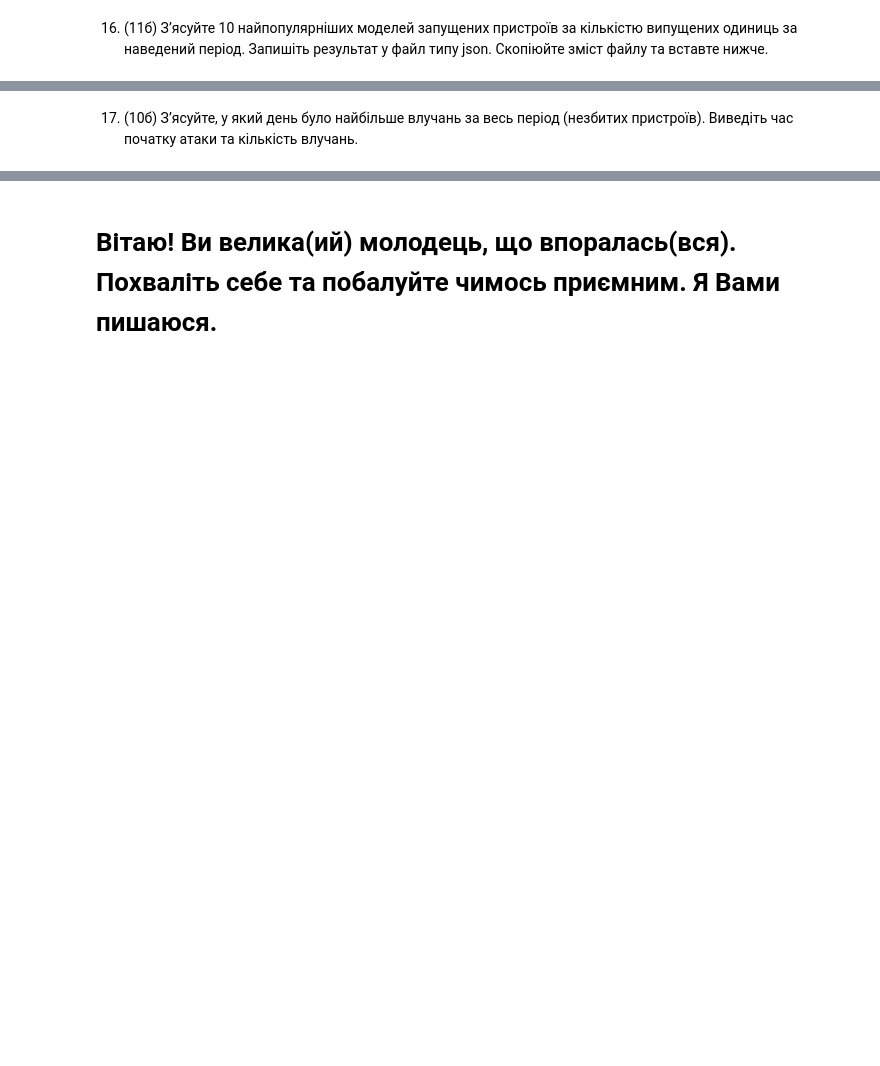
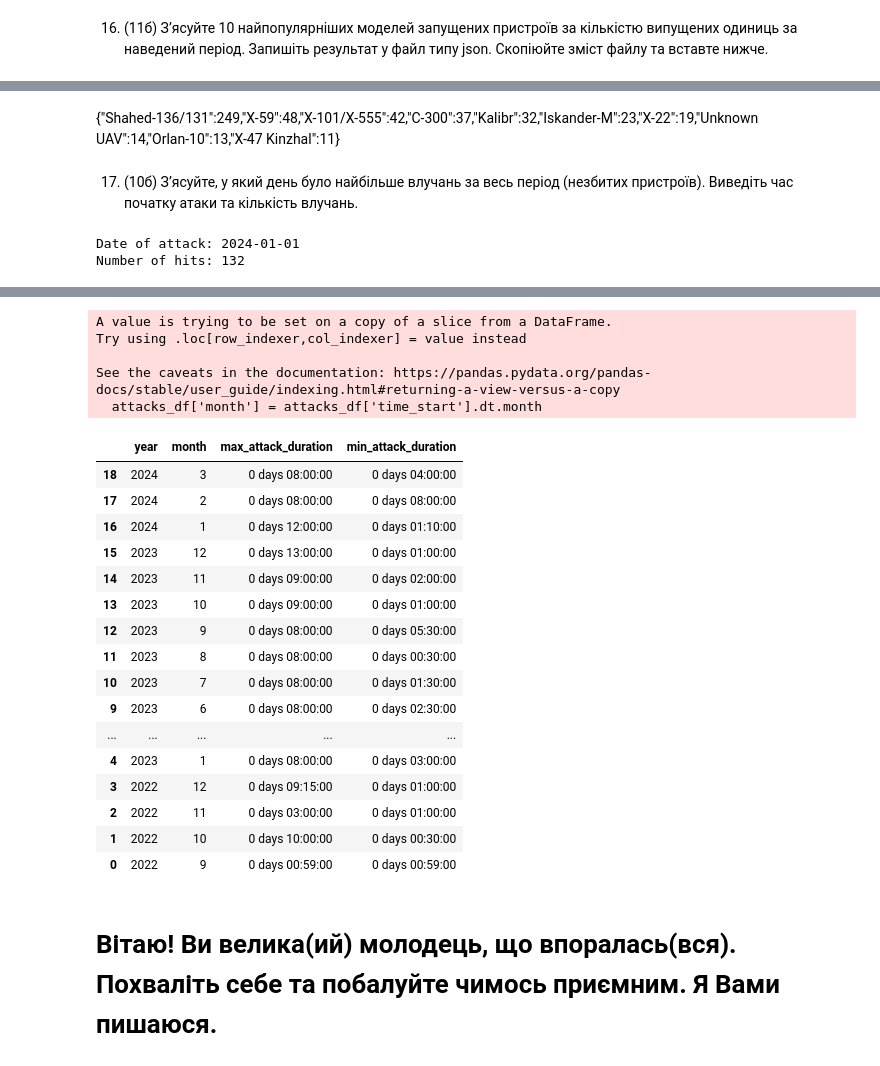
Before and after one commit to ruben4ick/-python-for-big-data-and-data-science, a Jupyter notebook: python_practice_9/python_practice_9.ipynb, the cells around one changed output, grey strips where cells are left out. Saved outputs shown, nothing was run; the diff lists cells and outputs as text; code cells hidden in the pictures; blank space fills up the shorter version.

```diff
--- a/python_practice_9.ipynb
+++ b/python_practice_9/python_practice_9.ipynb
@@ -241,5 +275,17 @@ attacks_df[attacks_df.isna().any(axis=1)]
+# %% [markdown]
+{"Shahed-136\/131":249,"X-59":48,"X-101\/X-555":42,"C-300":37,"Kalibr":32,"Iskander-M":23,"X-22":19,"Unknown UAV":14,"Orlan-10":13,"X-47 Kinzhal":11}
 # %% [markdown]
 17. (10б) Зʼясуйте, у який день було найбільше влучань за весь період (незбитих пристроїв). Виведіть час початку атаки та кількість влучань.
+# %%
+time_start = pd.to_datetime(attacks_df['time_start']).dt.date # converting date 2024-03-21 03:00 to just 2024-03-21(example)
+attacks_by_day = attacks_df.groupby(time_start)['destroyed'].sum()
+max_attacks_day = attacks_by_day.idxmax()
+max_attacks_count = attacks_by_day.max()
+print("Date of attack:", max_attacks_day)
+print("Number of hits:", max_attacks_count)
+# %% [output]
+Date of attack: 2024-01-01
+Number of hits: 132
 # %% [markdown]
 18. (15б) Знайдіть найбільш тривалу та найбільш коротку атаки за кожен представлений місяць. Результат отримайте у такому вигляді:
 
@@ -247,6 +293,40 @@ attacks_df[attacks_df.isna().any(axis=1)]
 
 
 Запишіть його у файл типу сsv. Після цього виведіть на екран.
+# %%
+attacks_df['month'] = attacks_df['time_start'].dt.month
+attacks_df1 = attacks_df.groupby([attacks_df['time_start'].dt.year, attacks_df['time_start'].dt.month]).agg(
+    max_attack_duration=('duration', 'max'),
+    min_attack_duration=('duration', 'min')
+)
+attacks_df1.index.names = ['year', 'month']
+attacks_df1.to_csv('attack_durations')
+result_df = pd.read_csv('/content/attack_durations')
+result_df = result_df.sort_values(by=['year', 'month'], ascending=[False, False])
+result_df
+# %% [output]
+A value is trying to be set on a copy of a slice from a DataFrame.
+Try using .loc[row_indexer,col_indexer] = value instead
+
+See the caveats in the documentation: https://pandas.pydata.org/pandas-docs/stable/user_guide/indexing.html#returning-a-view-versus-a-copy
+  attacks_df['month'] = attacks_df['time_start'].dt.month
+|  | year | month | max_attack_duration | min_attack_duration |
+| 18 | 2024 | 3 | 0 days 08:00:00 | 0 days 04:00:00 |
+| 17 | 2024 | 2 | 0 days 08:00:00 | 0 days 08:00:00 |
+| 16 | 2024 | 1 | 0 days 12:00:00 | 0 days 01:10:00 |
+| 15 | 2023 | 12 | 0 days 13:00:00 | 0 days 01:00:00 |
+| 14 | 2023 | 11 | 0 days 09:00:00 | 0 days 02:00:00 |
+| 13 | 2023 | 10 | 0 days 09:00:00 | 0 days 01:00:00 |
+| 12 | 2023 | 9 | 0 days 08:00:00 | 0 days 05:30:00 |
+| 11 | 2023 | 8 | 0 days 08:00:00 | 0 days 00:30:00 |
+| 10 | 2023 | 7 | 0 days 08:00:00 | 0 days 01:30:00 |
+| 9 | 2023 | 6 | 0 days 08:00:00 | 0 days 02:30:00 |
+| ... | ... | ... | ... | ... |
+| 4 | 2023 | 1 | 0 days 08:00:00 | 0 days 03:00:00 |
+| 3 | 2022 | 12 | 0 days 09:15:00 | 0 days 01:00:00 |
+| 2 | 2022 | 11 | 0 days 03:00:00 | 0 days 01:00:00 |
+| 1 | 2022 | 10 | 0 days 10:00:00 | 0 days 00:30:00 |
+| 0 | 2022 | 9 | 0 days 00:59:00 | 0 days 00:59:00 |
 # %% [markdown]
 # Вітаю! Ви велика(ий) молодець, що впоралась(вся). Похваліть себе та побалуйте чимось приємним. Я Вами пишаюся.
 # %% [markdown]
```
Also changed, not shown: parts of 19 cells of this notebook, 1 other file.
